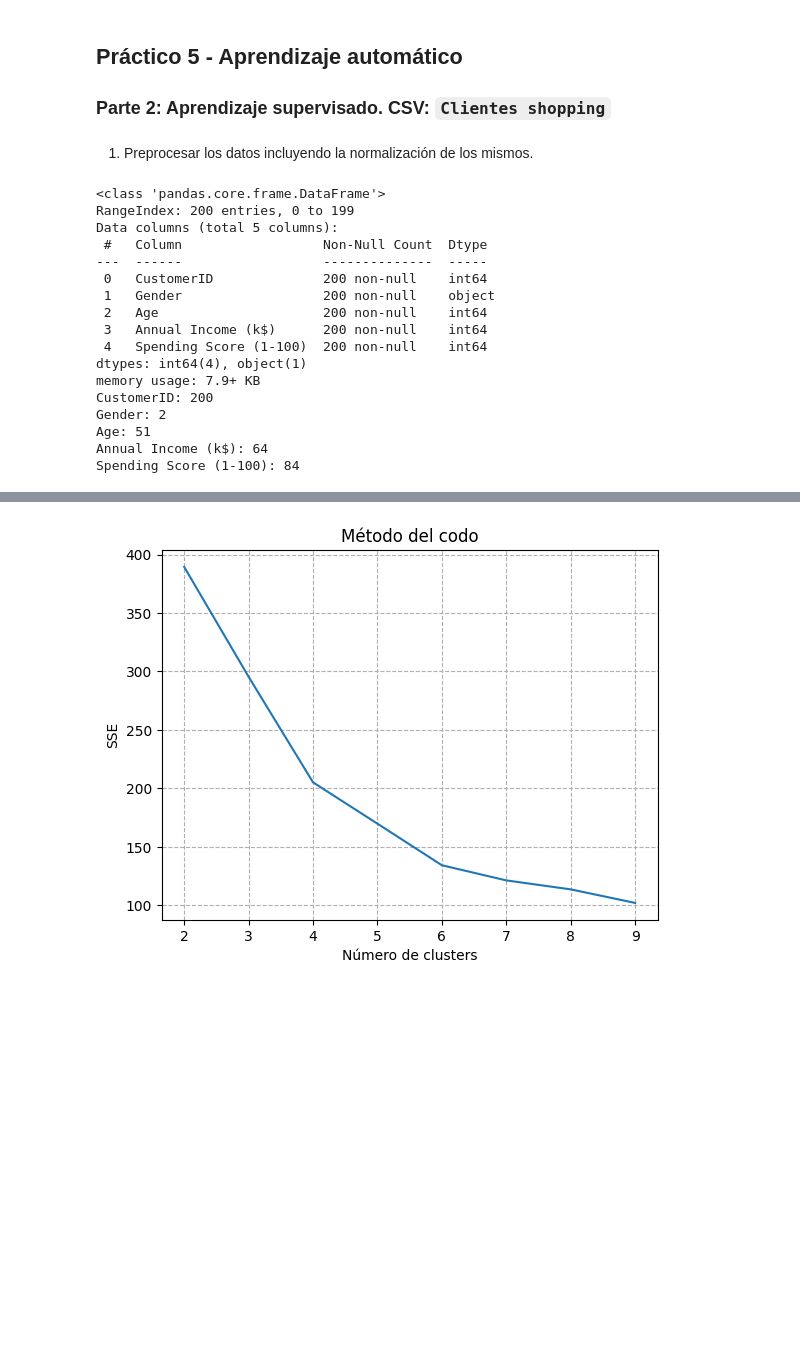
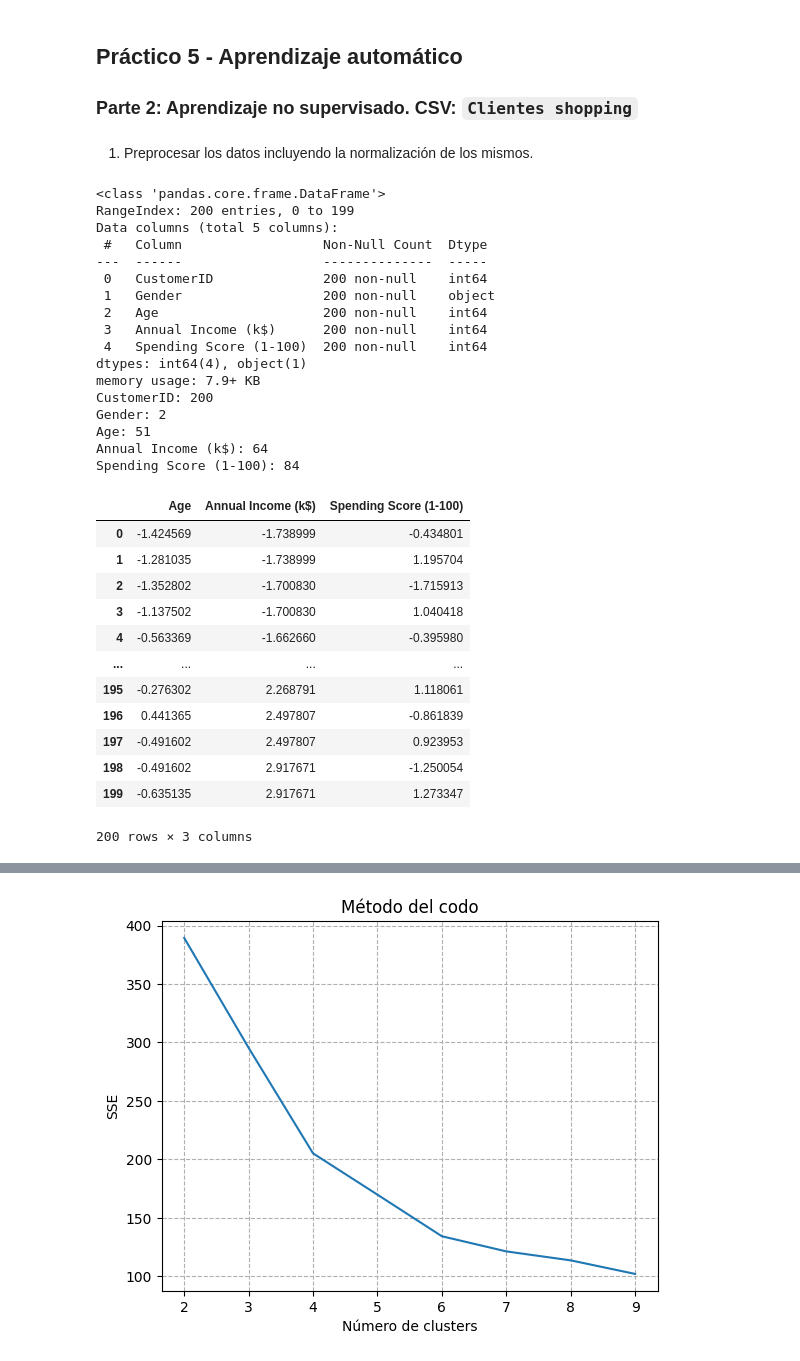
Before and after one commit to TauberF/AnalisisDeDatos, a Jupyter notebook: Practico5/Practico5_parte2.ipynb, the cells around one changed output, grey strips where cells are left out. Cells and saved outputs as stored; diff of their text form; code cells hidden in the pictures; blank space fills up the shorter version.

```diff
--- a/Practico5/Practico5_parte2.ipynb
+++ b/Practico5/Practico5_parte2.ipynb
@@ -1,6 +1,6 @@
 # %% [markdown]
 ## Práctico 5 - Aprendizaje automático
-### Parte 2: Aprendizaje supervisado. CSV: `Clientes shopping`
+### Parte 2: Aprendizaje no supervisado. CSV: `Clientes shopping`
 # %% [markdown]
 1. Preprocesar los datos incluyendo la normalización de los mismos.
 # %%
@@ -14,32 +14,48 @@ import seaborn as sns
 # %%
 df = pd.read_csv('clientes_shopping.csv')
 df.info()
 for col in df.columns:
     print(f'{col}: {df[col].nunique()}')
 # Seleccionar columnas de interés
 datos = df[['Age', 'Annual Income (k$)', 'Spending Score (1-100)']]
 
-# Normalizar los datos
 scaler = StandardScaler()
 datos_normalizados = scaler.fit_transform(datos)
+
+df_datos_normalizados = pd.DataFrame(datos_normalizados, columns=datos.columns)
+
+df_datos_normalizados
 # %% [output]
 <class 'pandas.core.frame.DataFrame'>
 RangeIndex: 200 entries, 0 to 199
 Data columns (total 5 columns):
  #   Column                  Non-Null Count  Dtype
 ---  ------                  --------------  -----
  0   CustomerID              200 non-null    int64
  1   Gender                  200 non-null    object
  2   Age                     200 non-null    int64
  3   Annual Income (k$)      200 non-null    int64
  4   Spending Score (1-100)  200 non-null    int64
 dtypes: int64(4), object(1)
 memory usage: 7.9+ KB
 CustomerID: 200
 Gender: 2
 Age: 51
 Annual Income (k$): 64
 Spending Score (1-100): 84
+|  | Age | Annual Income (k$) | Spending Score (1-100) |
+| 0 | -1.424569 | -1.738999 | -0.434801 |
+| 1 | -1.281035 | -1.738999 | 1.195704 |
+| 2 | -1.352802 | -1.700830 | -1.715913 |
+| 3 | -1.137502 | -1.700830 | 1.040418 |
+| 4 | -0.563369 | -1.662660 | -0.395980 |
+| ... | ... | ... | ... |
+| 195 | -0.276302 | 2.268791 | 1.118061 |
+| 196 | 0.441365 | 2.497807 | -0.861839 |
+| 197 | -0.491602 | 2.497807 | 0.923953 |
+| 198 | -0.491602 | 2.917671 | -1.250054 |
+| 199 | -0.635135 | 2.917671 | 1.273347 |
+200 rows × 3 columns
 # %% [markdown]
 2. Realizar los siguientes gráficos de dispersión:
    - **a.** Anual Income (k$) vs Spending Score (1-100)
```
Also changed, not shown: parts of 6 cells of this notebook, 1 other file.
